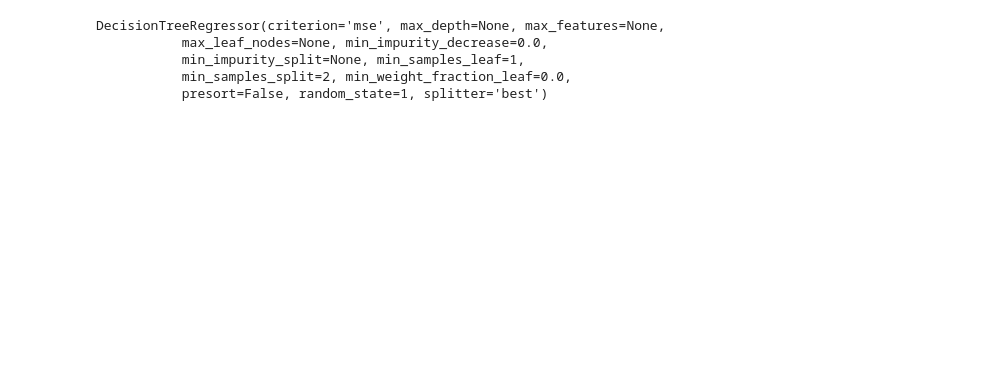
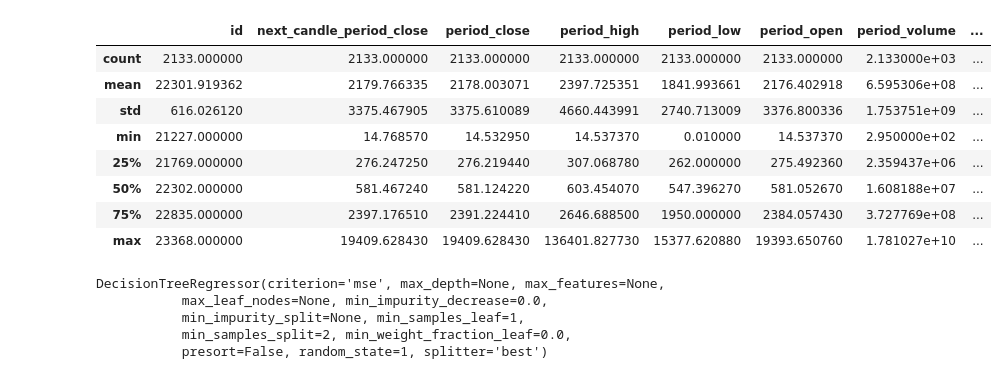
Before and after one commit to lauramayol/crypto_signal, a Jupyter notebook: crypto_signal/ML.ipynb, the cells around one changed output. Cells and saved outputs as stored; diff of their text form; code cells hidden in the pictures; blank space fills up the shorter version.

```diff
--- a/crypto_signal/ML.ipynb
+++ b/crypto_signal/ML.ipynb
@@ -52,0 +136,2 @@ TypeError: '>' not supported between instances of 'str' and 'int'
+# %%
+df_nona = df.dropna(subset=['trend_ratio'])
@@ -53,2 +147,14 @@ TypeError: '>' not supported between instances of 'str' and 'int'
+# %%
+df_nona.describe()
+# %% [output]
+|  | id | next_candle_period_close | period_close | period_high | period_low | period_open | period_volume | ... |
+| count | 2133.000000 | 2133.000000 | 2133.000000 | 2133.000000 | 2133.000000 | 2133.000000 | 2.133000e+03 | ... |
+| mean | 22301.919362 | 2179.766335 | 2178.003071 | 2397.725351 | 1841.993661 | 2176.402918 | 6.595306e+08 | ... |
+| std | 616.026120 | 3375.467905 | 3375.610089 | 4660.443991 | 2740.713009 | 3376.800336 | 1.753751e+09 | ... |
+| min | 21227.000000 | 14.768570 | 14.532950 | 14.537370 | 0.010000 | 14.537370 | 2.950000e+02 | ... |
+| 25% | 21769.000000 | 276.247250 | 276.219440 | 307.068780 | 262.000000 | 275.492360 | 2.359437e+06 | ... |
+| 50% | 22302.000000 | 581.467240 | 581.124220 | 603.454070 | 547.396270 | 581.052670 | 1.608188e+07 | ... |
+| 75% | 22835.000000 | 2397.176510 | 2391.224410 | 2646.688500 | 1950.000000 | 2384.057430 | 3.727769e+08 | ... |
+| max | 23368.000000 | 19409.628430 | 19409.628430 | 136401.827730 | 15377.620880 | 19393.650760 | 1.781027e+10 | ... |
 # %%
 # Create target object and call it y
```
Also changed, not shown: parts of 17 cells of this notebook, 1 other file.
